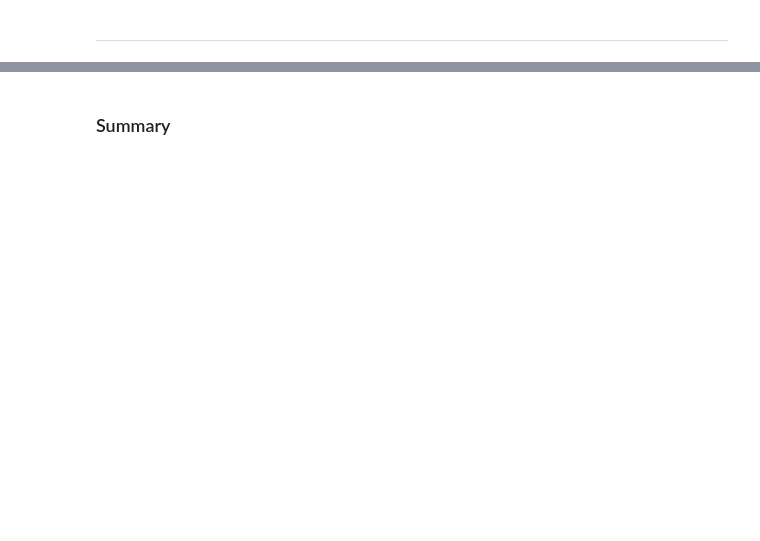
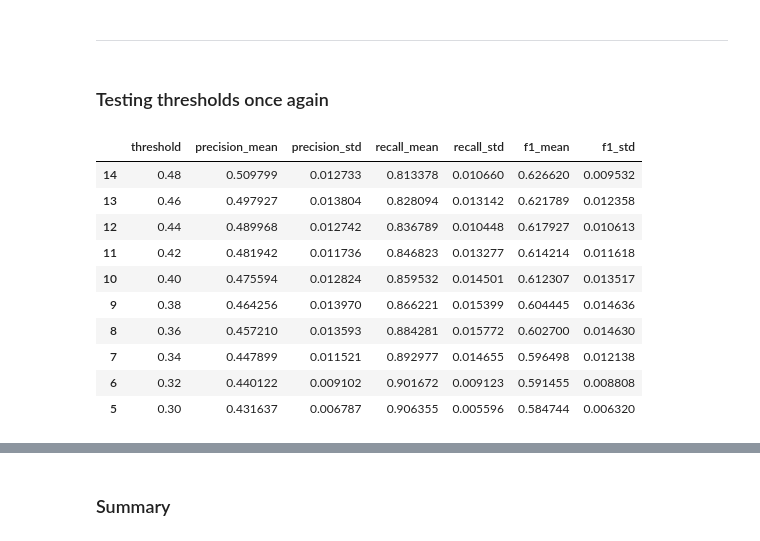
Before and after one commit to nick-st-coder/churn-customer, a Jupyter notebook: notebooks/modeling.ipynb, the cells around one changed output, grey strips where cells are left out. Cells and saved outputs as stored; diff of their text form; code cells hidden in the pictures; blank space fills up the shorter version.

```diff
--- a/notebooks/modeling.ipynb
+++ b/notebooks/modeling.ipynb
@@ -461,2 +475,4 @@ With early stopping: `3 minute 15 seconds`:
 # %% [markdown]
 ---
+# %% [markdown]
+### Testing thresholds once again
@@ -462,0 +527,16 @@ With early stopping: `3 minute 15 seconds`:
+# %%
+results = pd.DataFrame(results)
+
+results.sort_values(["f1_mean", "recall_mean"], ascending=False).head(10)
+# %% [output]
+|  | threshold | precision_mean | precision_std | recall_mean | recall_std | f1_mean | f1_std |
+| 14 | 0.48 | 0.509799 | 0.012733 | 0.813378 | 0.010660 | 0.626620 | 0.009532 |
+| 13 | 0.46 | 0.497927 | 0.013804 | 0.828094 | 0.013142 | 0.621789 | 0.012358 |
+| 12 | 0.44 | 0.489968 | 0.012742 | 0.836789 | 0.010448 | 0.617927 | 0.010613 |
+| 11 | 0.42 | 0.481942 | 0.011736 | 0.846823 | 0.013277 | 0.614214 | 0.011618 |
+| 10 | 0.40 | 0.475594 | 0.012824 | 0.859532 | 0.014501 | 0.612307 | 0.013517 |
+| 9 | 0.38 | 0.464256 | 0.013970 | 0.866221 | 0.015399 | 0.604445 | 0.014636 |
+| 8 | 0.36 | 0.457210 | 0.013593 | 0.884281 | 0.015772 | 0.602700 | 0.014630 |
+| 7 | 0.34 | 0.447899 | 0.011521 | 0.892977 | 0.014655 | 0.596498 | 0.012138 |
+| 6 | 0.32 | 0.440122 | 0.009102 | 0.901672 | 0.009123 | 0.591455 | 0.008808 |
+| 5 | 0.30 | 0.431637 | 0.006787 | 0.906355 | 0.005596 | 0.584744 | 0.006320 |
```
Also changed, not shown: parts of 14 cells of this notebook.
